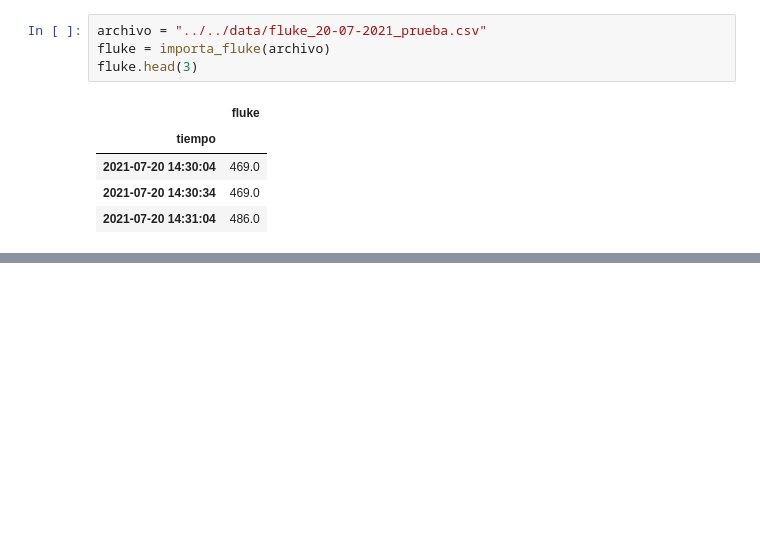
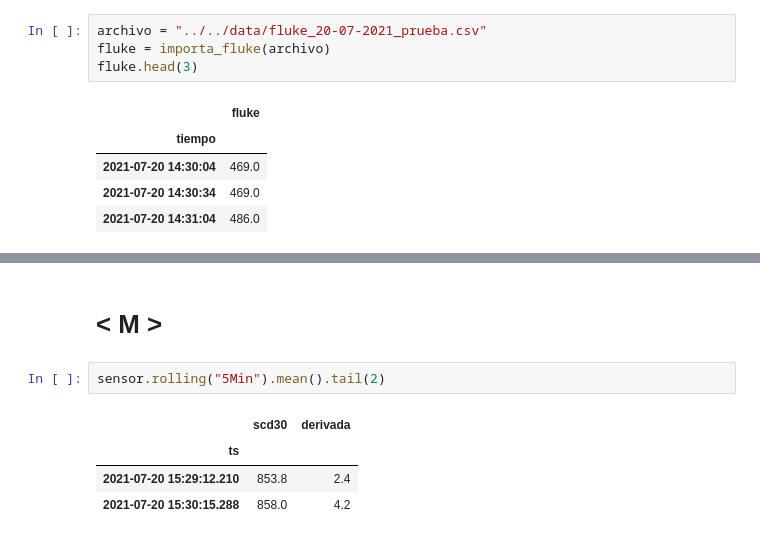
Before and after one commit to lata-mas/Monitor_co2_pistas_educativas, a Jupyter notebook: sensores_vco2/notebooks/scd30.ipynb, the cells around one changed output, grey strips where cells are left out. Cells and saved outputs as stored; diff of their text form; blank space fills up the shorter version.

```diff
--- a/sensores_vco2/notebooks/scd30.ipynb
+++ b/sensores_vco2/notebooks/scd30.ipynb
@@ -56,0 +71,9 @@ ax.legend()
+# %% [markdown]
+# < M >
+# %%
+sensor.rolling("5Min").mean().tail(2)
+# %% [output]
+|  | scd30 | derivada |
+| ts |  |  |
+| 2021-07-20 15:29:12.210 | 853.8 | 2.4 |
+| 2021-07-20 15:30:15.288 | 858.0 | 4.2 |
```
Also changed, not shown: parts of 8 cells of this notebook, 1 other file.
